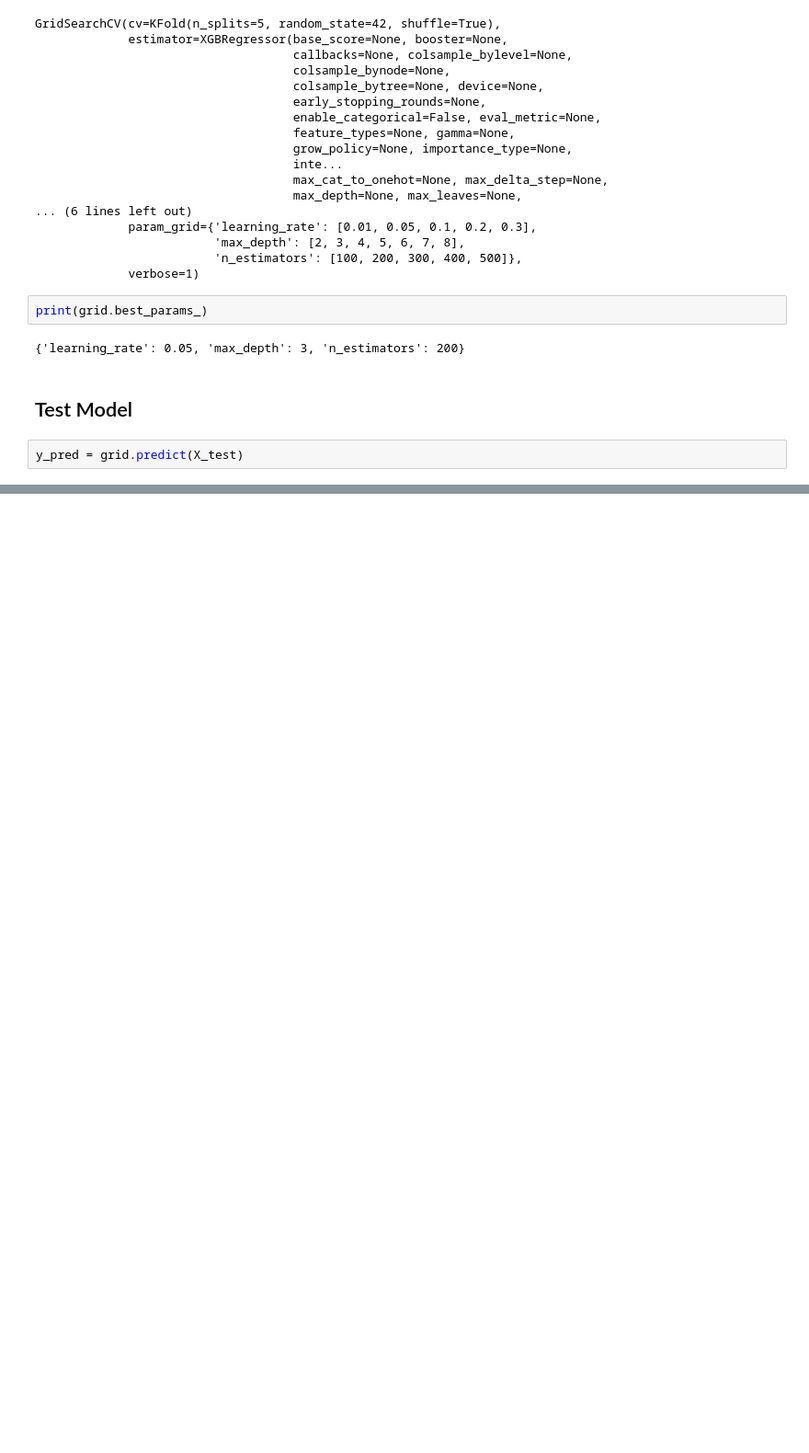
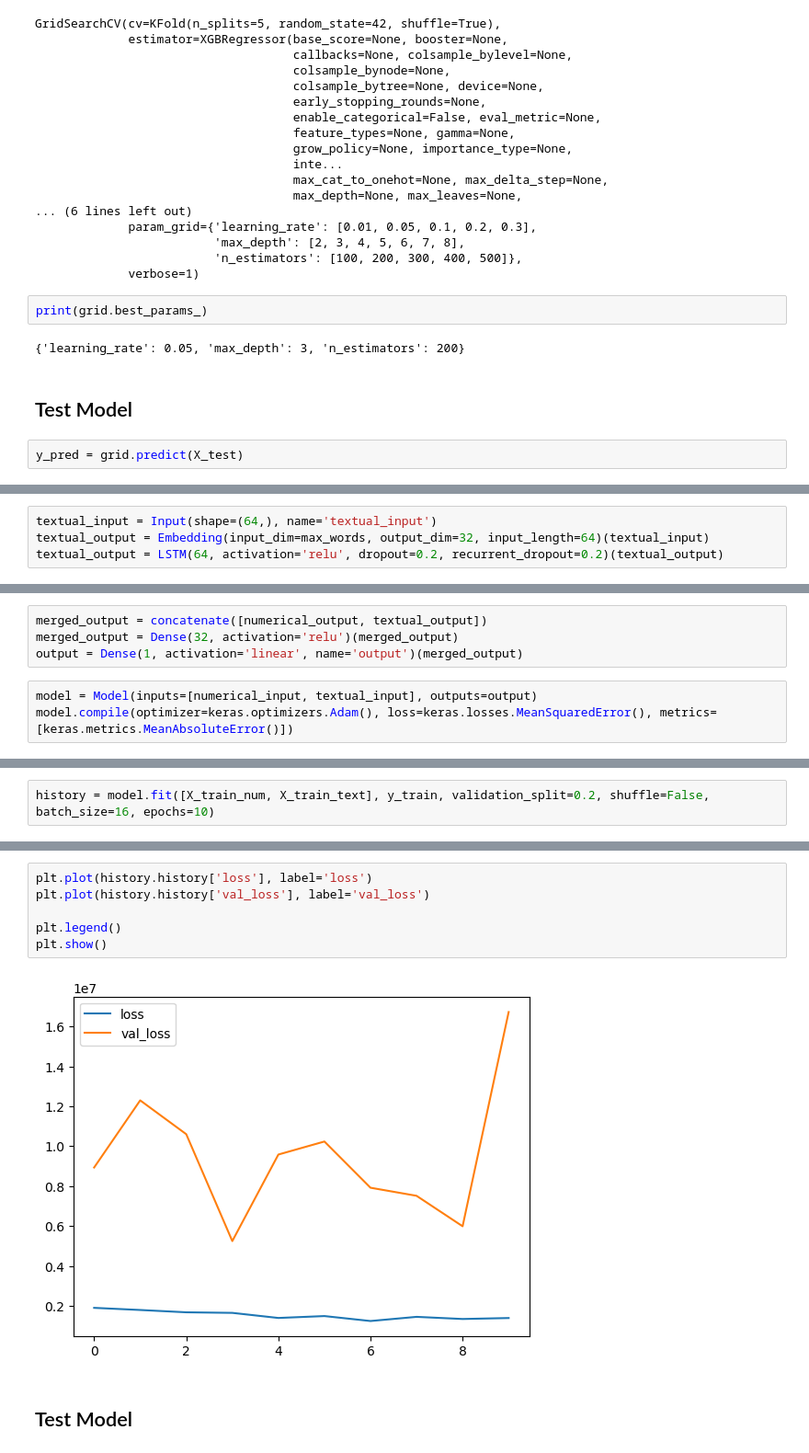
Before and after one commit to NikolaP454/DataSciencePractice, a Jupyter notebook: time_series/djia_reddit_ts.ipynb, the cells around one changed output, grey strips where cells are left out. Shown at 92% size. Drawn from its saved outputs; the diff is of its cells as text; blank space fills up the shorter version.

```diff
--- a/time_series/djia_reddit_ts.ipynb
+++ b/time_series/djia_reddit_ts.ipynb
@@ -178,0 +251,4 @@ R2: 0.9973087202448274
+# %%
+textual_input = Input(shape=(64,), name='textual_input')
+textual_output = Embedding(input_dim=max_words, output_dim=32, input_length=64)(textual_input)
+textual_output = LSTM(64, activation='relu', dropout=0.2, recurrent_dropout=0.2)(textual_output)
@@ -178,0 +257,7 @@ R2: 0.9973087202448274
+# %%
+merged_output = concatenate([numerical_output, textual_output])
+merged_output = Dense(32, activation='relu')(merged_output)
+output = Dense(1, activation='linear', name='output')(merged_output)
+# %%
+model = Model(inputs=[numerical_input, textual_input], outputs=output)
+model.compile(optimizer=keras.optimizers.Adam(), loss=keras.losses.MeanSquaredError(), metrics=[keras.metrics.MeanAbsoluteError()])
@@ -178,0 +266,2 @@ R2: 0.9973087202448274
+# %%
+history = model.fit([X_train_num, X_train_text], y_train, validation_split=0.2, shuffle=False, batch_size=16, epochs=10)
@@ -178,0 +289,10 @@ R2: 0.9973087202448274
+# %%
+plt.plot(history.history['loss'], label='loss')
+plt.plot(history.history['val_loss'], label='val_loss')
+
+plt.legend()
+plt.show()
+# %% [output]
+[figure, added]
+# %% [markdown]
+## Test Model
```
Also changed, not shown: parts of 28 cells of this notebook.
